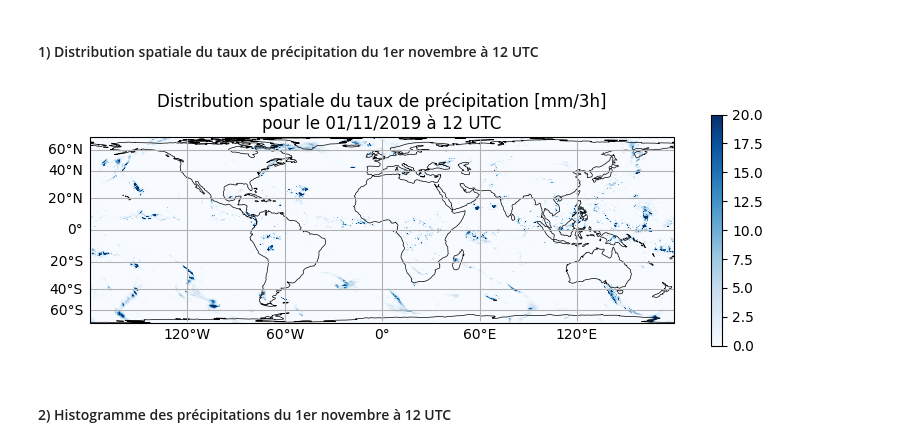
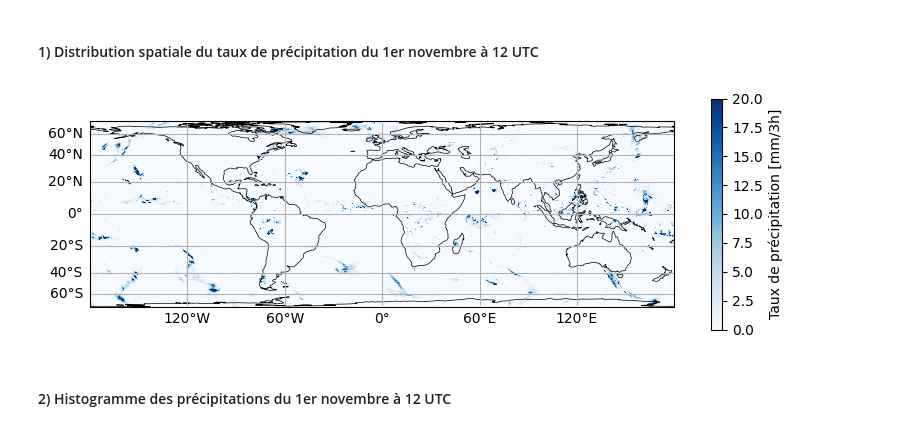
Before and after one commit to evecastonguay/laboratoire3, a Jupyter notebook: E_01/champs_spatiaux_E01.ipynb, the cells around one changed output. Saved outputs shown, nothing was run; the diff lists cells and outputs as text; code cells hidden in the pictures.

```diff
--- a/E_01/champs_spatiaux_E01.ipynb
+++ b/E_01/champs_spatiaux_E01.ipynb
@@ -44,21 +42,22 @@ Reading file: DONE
 # %%
 nov_01 = ds.sel(time='2019-11-01T12:00:00.00')
 nov_01_pcpts = nov_01[var_name].values # (1800, 3600) numpy.ndarray
 
 # projection cylindrique Lambert (code de https://scitools.org.uk/cartopy/docs/v0.10/crs/projections.html)
 plt.figure(figsize=(9.42477796077, 3))
 ax = plt.axes(projection=ccrs.LambertCylindrical())
 ax.coastlines(resolution='110m',linewidths=0.5)
 ax.gridlines(draw_labels={"bottom": "x", "left": "y"}, dms=True, x_inline=False, y_inline=False)
 
 # précipitations sur la carte
 im = ax.pcolormesh(lons,lats,nov_01_pcpts,vmin=0,vmax=20,cmap='Blues')
-plt.colorbar(im)
-ax.set(title=f"Distribution spatiale du taux de précipitation [mm/3h]\npour le 01/11/2019 à 12 UTC")
+plt.colorbar(im,label='Taux de précipitation [mm/3h]')
+#ax.set(title=f"Distribution spatiale du taux de précipitation [mm/3h]\npour le 01/11/2019 à 12 UTC")
 
+plt.savefig('/Users/evecastonguay/Desktop/Labo/E_01/Figures/monde.png',dpi=500)
 plt.show()
 # %% [output]
-[figure, old version]
+[figure, new version]
 # %% [markdown]
 #### 2) Histogramme des précipitations du 1er novembre à 12 UTC
 # %%
```
Also changed, not shown: parts of 8 cells of this notebook.
